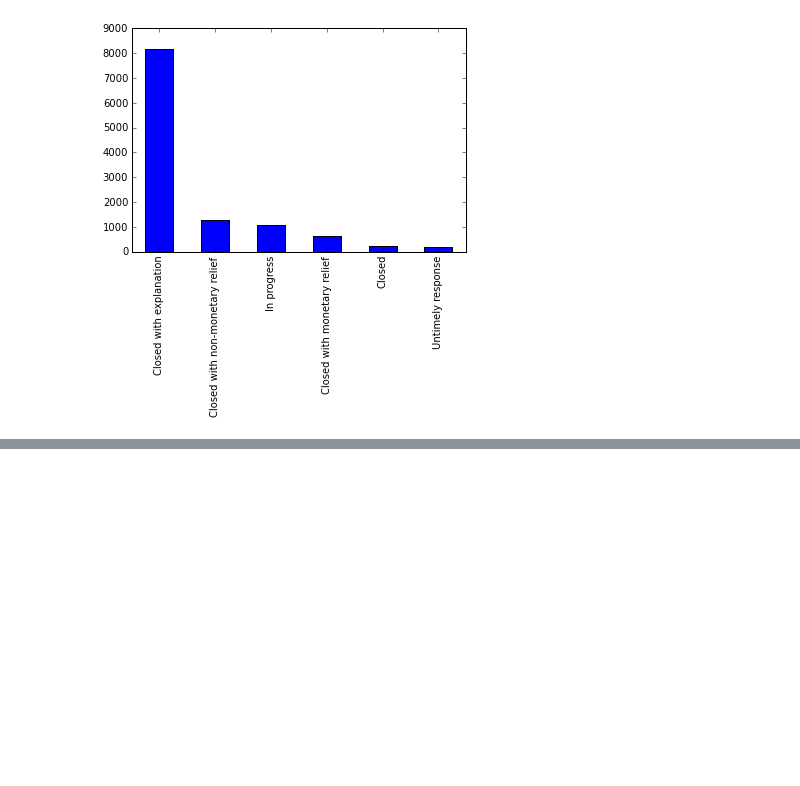
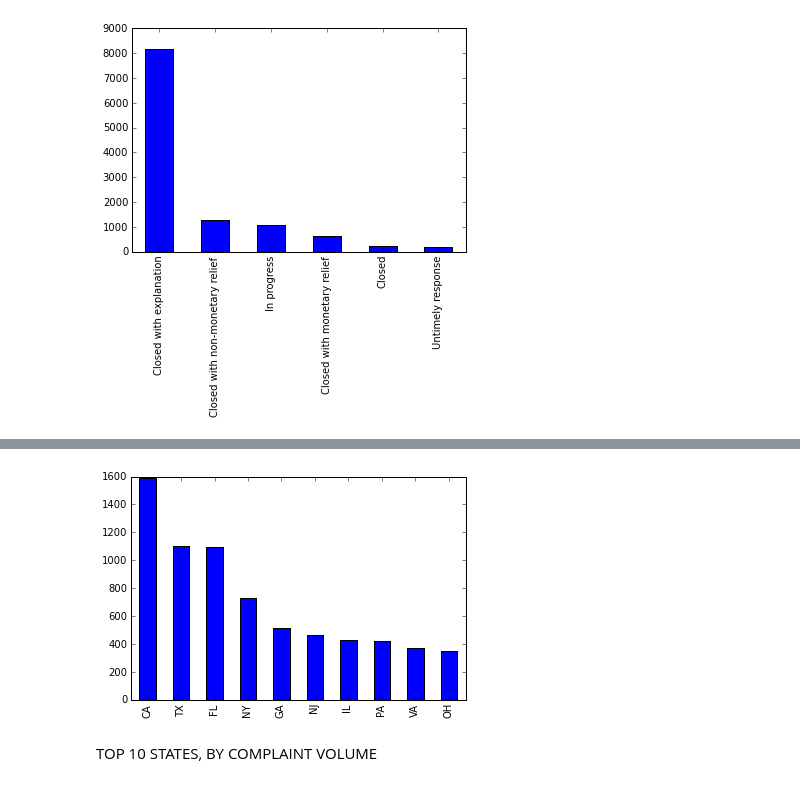
Before and after one commit to JermaineKee/consumer-complaints, a Jupyter notebook: Consumer-complaints.ipynb, the cells around one changed output, grey strips where cells are left out. Cells and saved outputs as stored; diff of their text form; code cells hidden in the pictures; blank space fills up the shorter version.

```diff
--- a/Consumer-complaints.ipynb
+++ b/Consumer-complaints.ipynb
@@ -244,0 +313,4 @@ response_list.plot(kind = 'bar')
+# %%
+states = dec_comp['State']
+# %%
+top_ten_states = states.value_counts()[:10]
@@ -244,0 +331,7 @@ response_list.plot(kind = 'bar')
+# %%
+top_ten_states.plot(kind='bar')
+plt.show()
+# %% [output]
+[figure, added]
+# %% [markdown]
+TOP 10 STATES, BY COMPLAINT VOLUME
```
Also changed, not shown: parts of 26 cells of this notebook.
